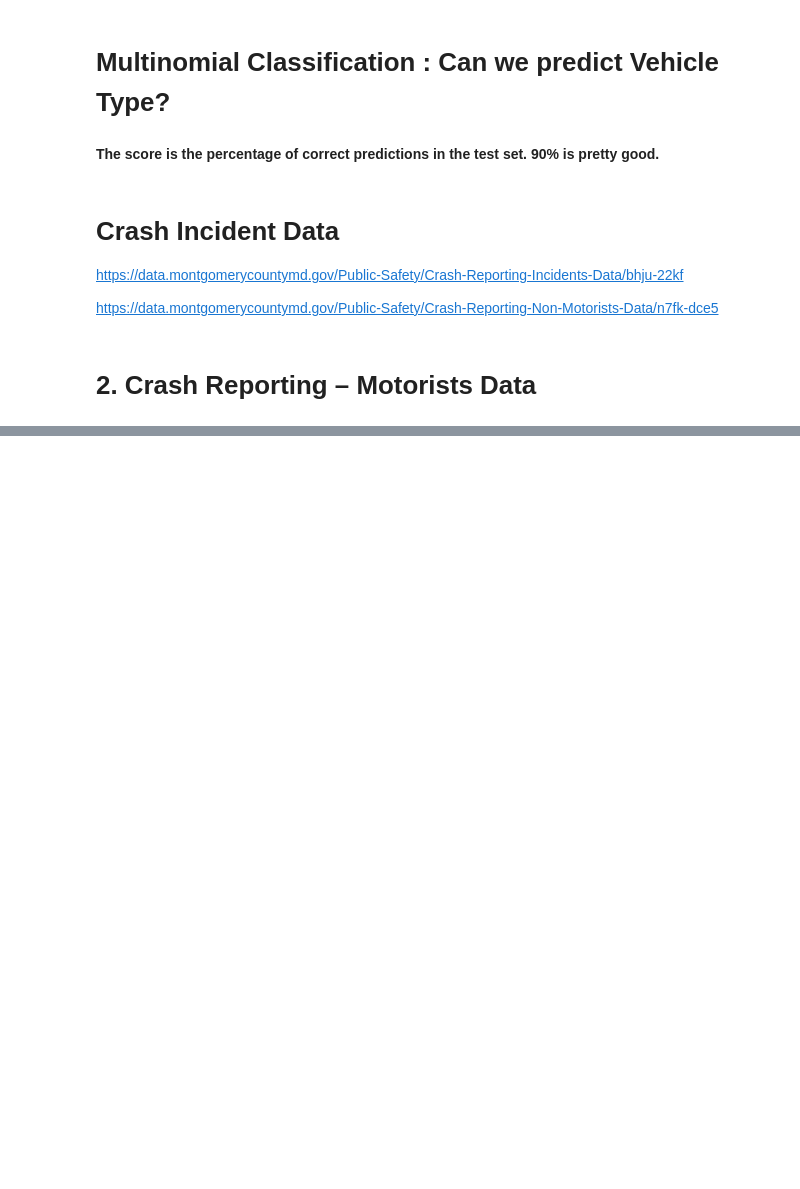
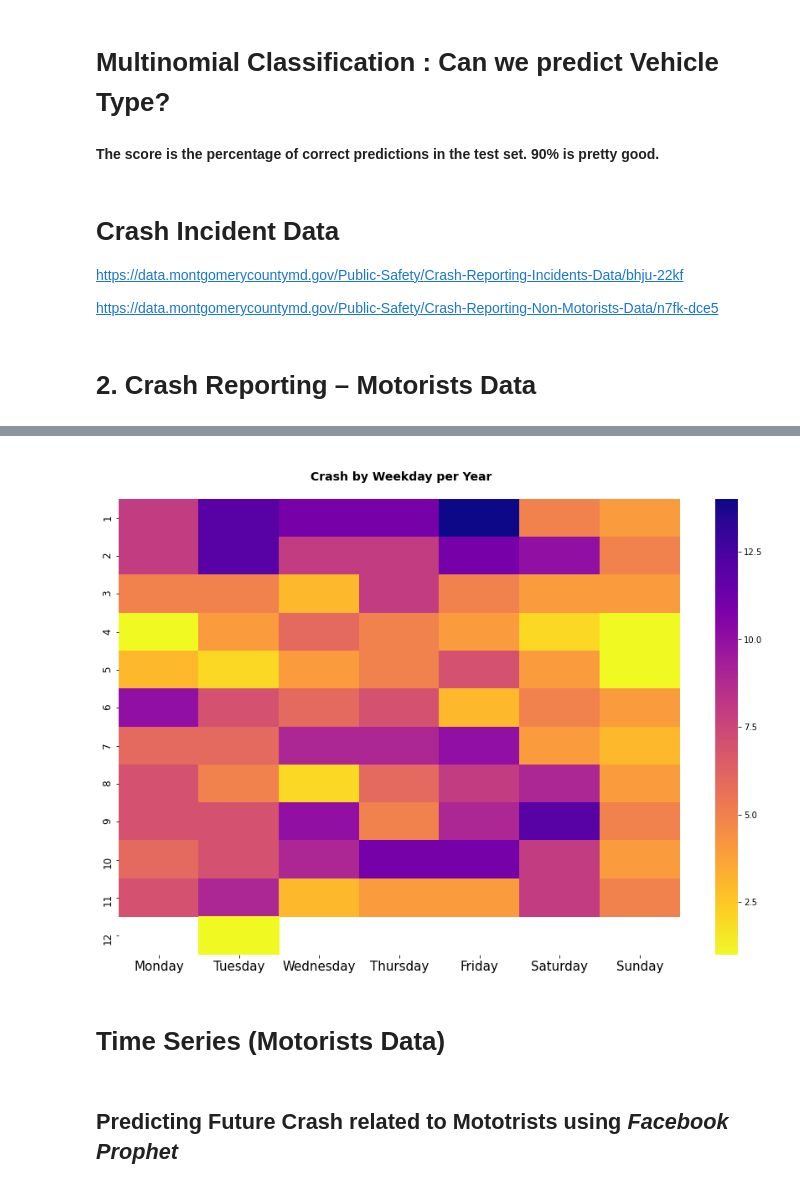
Before and after one commit to mnerolu/Data205, a Jupyter notebook: FINAL_CAPSTONE_PROJECT_Meena.ipynb, the cells around one changed output, grey strips where cells are left out. Saved outputs shown, nothing was run; the diff lists cells and outputs as text; code cells hidden in the pictures; blank space fills up the shorter version.

```diff
--- a/FINAL_CAPSTONE_PROJECT_Meena.ipynb
+++ b/FINAL_CAPSTONE_PROJECT_Meena.ipynb
@@ -738,0 +826,23 @@ CRI_features = useFeatures(CRI)
+# %%
+CRNMweekday = ['Monday', 'Tuesday','Wednesday','Thursday', 'Friday', 'Saturday', 'Sunday']
+CRNM_weekday = CRNM_final_2020.groupby(['month', 'day']).size()
+#Reshape using unstack() function in Pandas python:
+CRNM_weekday = CRNM_weekday.rename_axis(['month', 'day'])\
+                               .unstack('day')\
+                               .reindex(columns=CRIweekday)
+plt.figure(figsize=(15,10))
+sns.heatmap(CRNM_weekday, cmap='plasma_r')
+plt.title('\n Crash by Weekday per Year\n', fontsize=14, fontweight='bold')
+plt.xticks(fontsize=15)
+plt.yticks(fontsize=12)
+plt.xlabel('')
+plt.ylabel('')
+#plt.savefig('crashbyweekdayperyear.jpg')
+plt.show()
+#plt.savefig('images/CRDbyweekdayperyear.jpg')
+# %% [output]
+[figure, added]
+# %% [markdown]
+# Time Series (Motorists Data)
+# %% [markdown]
+## Predicting Future Crash related to Mototrists using *Facebook Prophet*
```
Also changed, not shown: parts of 66 cells of this notebook.
